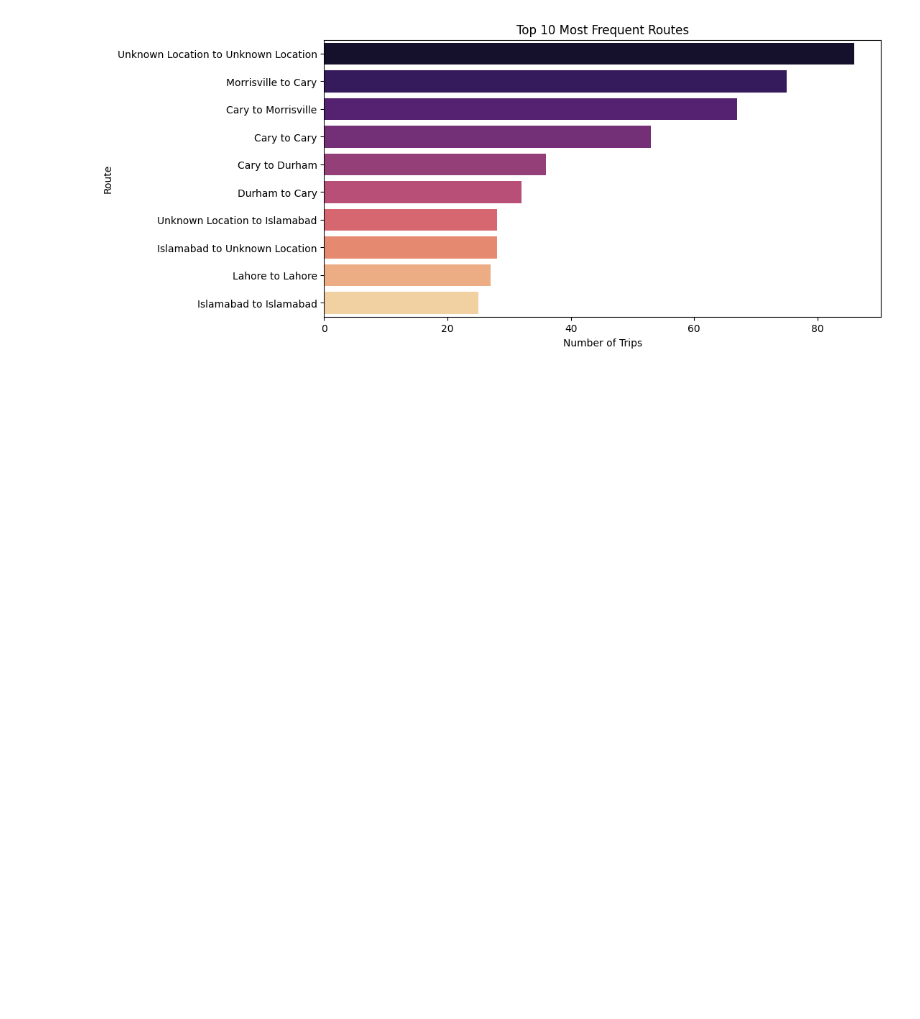
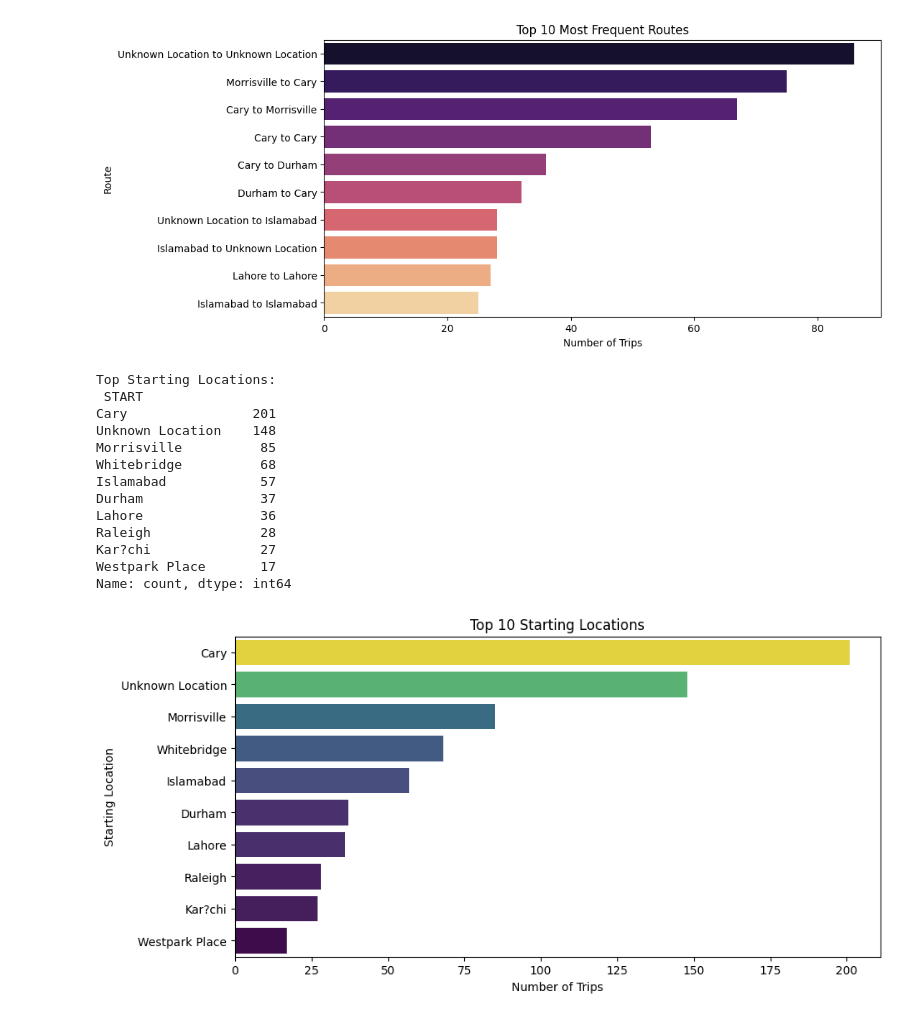
Before and after one commit to manpb/uber-rides-analysis-python, a Jupyter notebook: notebooks/uber_rides_analysis.ipynb, the cells around one changed output. Saved outputs shown, nothing was run; the diff lists cells and outputs as text; code cells hidden in the pictures; blank space fills up the shorter version.

```diff
--- a/notebooks/uber_rides_analysis.ipynb
+++ b/notebooks/uber_rides_analysis.ipynb
@@ -279,3 +279,28 @@ Passing `palette` without assigning `hue` is deprecated and will be removed in v
 
   sns.barplot(y=top_routes.index, x=top_routes.values, palette='magma')
 [figure]
+# %%
+top_starting_locations = dataset['START'].value_counts().head(10)
+
+plt.figure(figsize=(10,5))
+sns.barplot(y=top_starting_locations.index, hue=top_starting_locations, legend=False, x=top_starting_locations.values, palette='viridis')
+plt.title('Top 10 Starting Locations')
+plt.xlabel('Number of Trips')
+plt.ylabel('Starting Location')
+
+print("Top Starting Locations:\n", top_starting_locations)
+# %% [output]
+Top Starting Locations:
+ START
+Cary                201
+Unknown Location    148
+Morrisville          85
+Whitebridge          68
+Islamabad            57
+Durham               37
+Lahore               36
+Raleigh              28
+Kar?chi              27
+Westpark Place       17
+Name: count, dtype: int64
+[figure, added]
```
Also changed, not shown: parts of 3 cells of this notebook.
